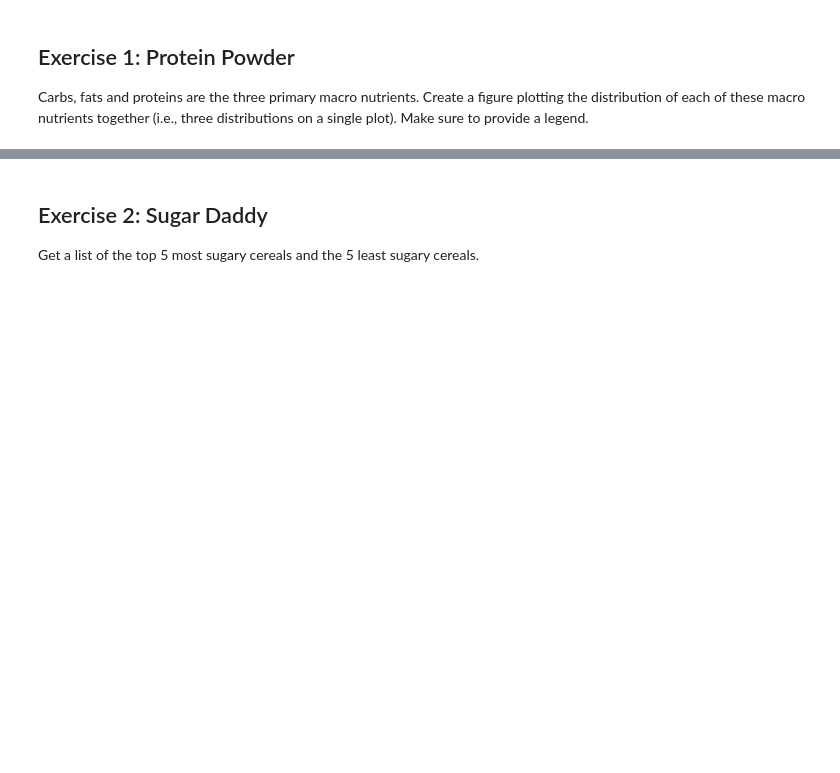
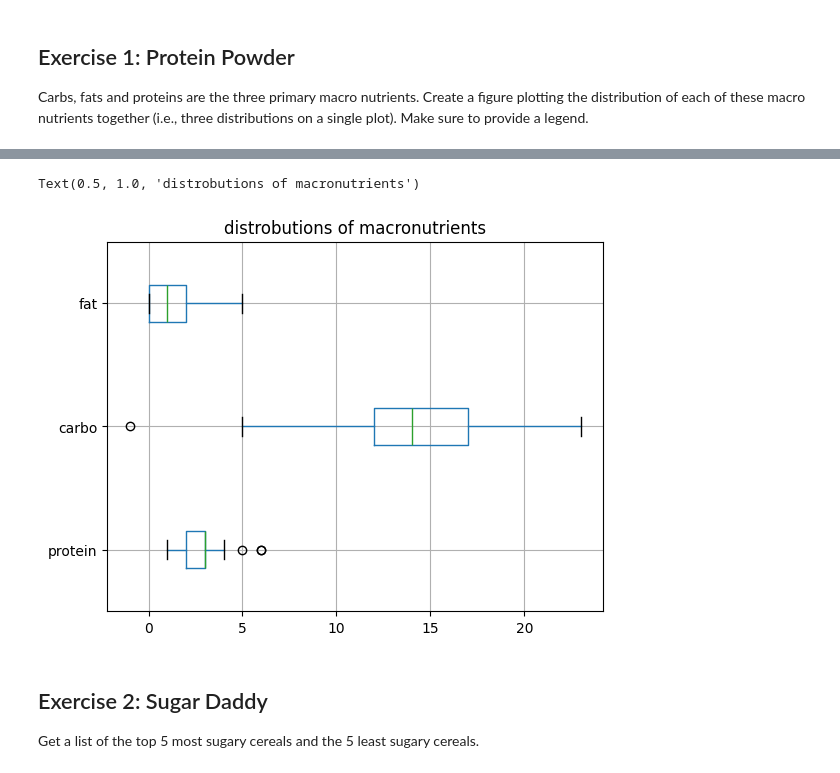
Before and after one commit to dsynderg/CS-180-assignments, a Jupyter notebook: 05_cereal.ipynb, the cells around one changed output, grey strips where cells are left out. Saved outputs shown, nothing was run; the diff lists cells and outputs as text; code cells hidden in the pictures; blank space fills up the shorter version.

```diff
--- a/05_cereal.ipynb
+++ b/05_cereal.ipynb
@@ -37,3 +69,9 @@ Carbs, fats and proteins are the three primary macro nutrients. Create a figure
+# %%
+cereal.boxplot(column=['protein','carbo','fat'],vert=False)
+plt.title("distrobutions of macronutrients")
+# %% [output]
+Text(0.5, 1.0, 'distrobutions of macronutrients')
+[figure, added]
 # %% [markdown]
 ## Exercise 2: Sugar Daddy
 Get a list of the top 5 most sugary cereals and the 5 least sugary cereals.
```
Also changed, not shown: parts of 13 cells of this notebook.
